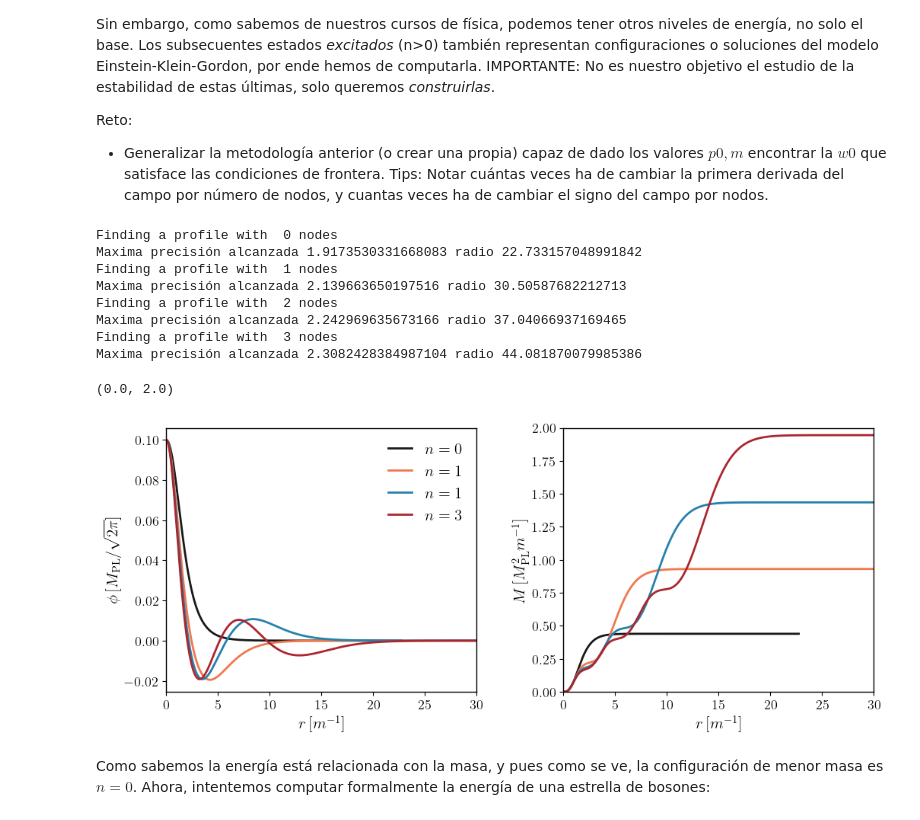
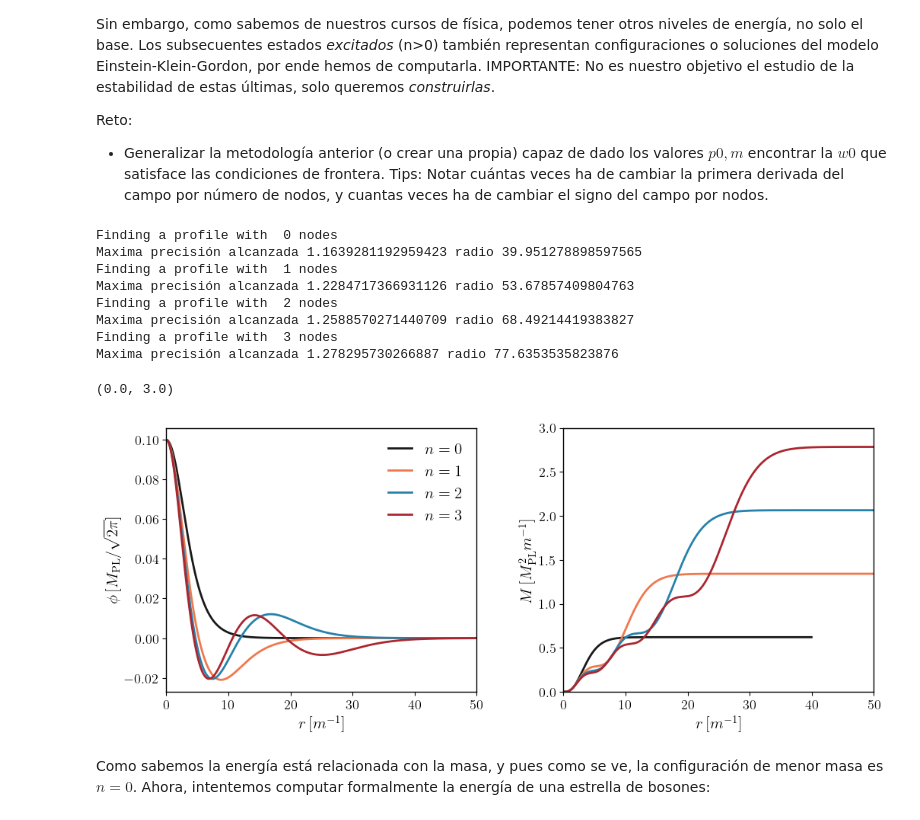
Before and after one commit to Mandy8808/GR_NS_BS, a Jupyter notebook: Jupyter_Notebook/BosonStars.ipynb, the cells around one changed output. Cells and saved outputs as stored; diff of their text form; code cells hidden in the pictures.

```diff
--- a/Jupyter_Notebook/BosonStars.ipynb
+++ b/Jupyter_Notebook/BosonStars.ipynb
@@ -24,9 +24,9 @@ eu.plots.general()
 #?eds.systemBS
 # %%
 # [g, g', N, N', Phi, Phi'] -> [g0, g1, n0, n1, p0, p1]
-rmin, rmax = 0, 19
-w = 1.9173532
-arg = [w, 2*np.pi]
+rmin, rmax = 0, 28
+w = 1.1639281192959423
+arg = [w, 1]  # w, alphaB
 p0 = 0.1
 in0 = [1, 1, p0, 0]  # [g0, n0, Phi0, Phi'0]
 npt = 3800
@@ -36,7 +36,7 @@ xval, yval = eu.rk.RKMet(eds.systemBS, data, arg=arg, rk='rk5')
 
 # USANDO ALTERNATIVA DE scipy
 rspan = np.linspace(rmin, rmax, npt)
-arg = [w, 2*np.pi]
+arg = [w, 1] # w, alphaB
 met = 'RK45'
 Rtol = 1e-09
 Atol = 1e-10
@@ -148,7 +148,7 @@ Text(0.5, 0, '$r \\,[m^{-1}]$')
 Probemos que si escalamos y resolvemos la EDO obtenemos directamente que la configuración se pega a la solución de Sch. y las cantidades como el perfil, M, etc. no cambian.
 # %%
 rspan = np.linspace(rmin, rmax, npt)
-arg = [w*c, 2*np.pi]
+arg = [w*c, 1]  # w, alphaB
 p0 = 0.1
 in0 = [1, 1*c, p0, 0]  # [g0, n0, Phi0, Phi'0]
 met = 'RK45'
@@ -221,7 +221,7 @@ Hasta ahora no hemos hablado del cómo encontrar la $w$ o en su efecto el $p0$ q
 rmin, rmax = 0, 19
 rspan = np.linspace(rmin, rmax, npt)
 
-wval = [1.73, 1.9173532, 1.97]  # valores para w
+wval = [1.14, 1.1639281192959423, 1.2]  # valores para w
 p0 = 0.1
 in0 = [1, 1, p0, 0]  # [g0, n0, Phi0, Phi'0]
 npt = 3800
@@ -229,7 +229,7 @@ data = [in0, rmin, rmax, npt]
 
 p0ProfSinPasoAdap, p0Prof = [], []
 for w in wval:
-    arg = [w, 2*np.pi]
+    arg = [w, 1]  # w, alphaB
 
     xval, yval = eu.rk.RKMet(eds.systemBS, data, arg=arg, rk='rk5')
     sol2 = solve_ivp(eds.systemBS, [rmin, rmax], in0, t_eval=rspan, args=(arg,), method='RK45', rtol=1e-09, atol= 1e-10)
@@ -443,53 +443,54 @@ nodosData = [0, 1, 2, 3]
 
 dataProf = []
 for i in nodosData:
-    w, rMax, nPso = Freq_solveNodos(eds.systemBS, in0, wmin, wmax, alphB=2*np.pi, nodos=i)
+    # w, rMax, nPso = Freq_solveNodos(eds.systemBS, in0, wmin, wmax, alphB=2*np.pi, nodos=i,rmin=1e-5)
+    w, rMax, nPso = Freq_solveNodos(eds.systemBS, in0, wmin, wmax, alphB=1, nodos=i)
     dataProf.append([w, rMax, nPso])
 # %% [output]
 Finding a profile with  0 nodes
-Maxima precisión alcanzada 1.9173530331668083 radio 22.733157048991842
+Maxima precisión alcanzada 1.1639281192959423 radio 39.951278898597565
 Finding a profile with  1 nodes
-Maxima precisión alcanzada 2.139663650197516 radio 30.50587682212713
+Maxima precisión alcanzada 1.2284717366931126 radio 53.67857409804763
 Finding a profile with  2 nodes
-Maxima precisión alcanzada 2.242969635673166 radio 37.04066937169465
+Maxima precisión alcanzada 1.2588570271440709 radio 68.49214419383827
 Finding a profile with  3 nodes
-Maxima precisión alcanzada 2.3082428384987104 radio 44.081870079985386
+Maxima precisión alcanzada 1.278295730266887 radio 77.6353535823876
 # %%
 p0 = 0.1
 in0 = [1, 1, p0, 0]
 nodosData = [0, 1, 2, 3]
 npt = 3800
 
 mas = lambda r, g: r*(1-1/g**2)/2
 col = ['#1a1919', '#f0784d', '#2681ab', '#ab262f', '#bc92e0', '#486318', '#ed5b0c',
       '#f0a092', '#484f07', '#694d0c']
 
 fig, ax = plt.subplots(nrows=1, ncols=2, figsize=(12, 4.5),
                        sharex=False, sharey=False,
                        gridspec_kw=dict(hspace=0.0, wspace=.28))
 
 k = 0
 for w, rMax, nPso in dataProf:
     data = [in0, rmin, rMax, npt]
-    arg = [w, 2*np.pi]
+    arg = [w, 1]  # w, alphaB
     xval, yval = eu.rk.RKMet(eds.systemBS, data, arg=arg, rk='rk5')
-    ax[0].plot(xval, yval[:, 2], c=col[k], label=r'$n=%d$'%(len(nPso)-1))
+    ax[0].plot(xval, yval[:, 2], c=col[k], label=r'$n=%d$'%nodosData[k])
 
     ax[1].plot(xval, mas(xval, yval[:, 0]), c=col[k])
     k += 1
 
-ax[0].set_xlim(0, 30)
+ax[0].set_xlim(0, 50)
 ax[0].legend(frameon=False)
 ax[0].set_xlabel(r'$r \,[m^{-1}]$')
 ax[0].set_ylabel(r'$\phi \, [M_{\mathrm{PL}}/\sqrt{2\pi}]$')
 
 ax[1].set_ylabel(r'$M\, [M_{\mathrm{PL}}^2 m^{-1}]$')
 ax[1].set_xlabel(r'$r \,[m^{-1}]$')
-ax[1].set_xlim(0, 30)
-ax[1].set_ylim(0, 2)
+ax[1].set_xlim(0, 50)
+ax[1].set_ylim(0, 3)
 # %% [output]
-(0.0, 2.0)
+(0.0, 3.0)
-[figure, old version]
+[figure, new version]
 # %% [markdown]
 Como sabemos la energía está relacionada con la masa, y pues como se ve, la configuración de menor masa es $n=0$. Ahora, intentemos computar formalmente la energía de una estrella de bosones:
 # %% [markdown]
```
Also changed, not shown: parts of 4 cells of this notebook, 4 other files.
